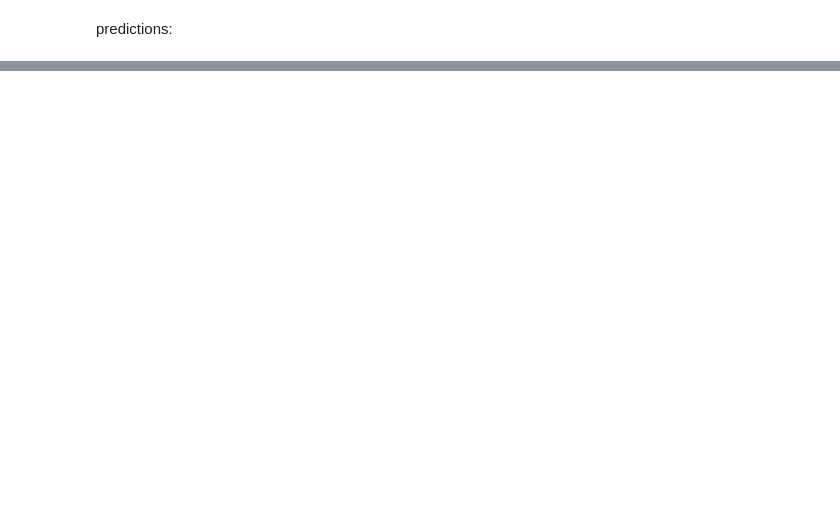
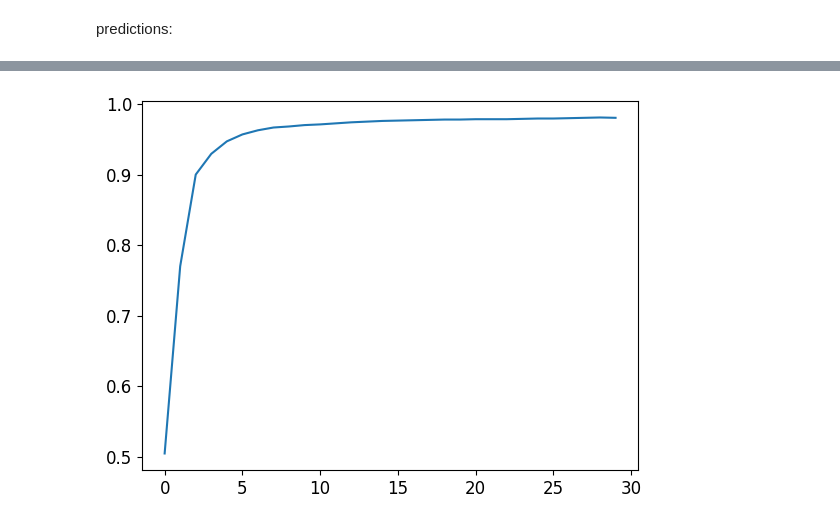
Before and after one commit to danisshai/fastai-tests, a Jupyter notebook: notebooks/mnist_basics.ipynb, the cells around one changed output, grey strips where cells are left out. Drawn from its saved outputs; the diff is of its cells as text; code cells hidden in the pictures; blank space fills up the shorter version.

```diff
--- a/notebooks/mnist_basics.ipynb
+++ b/notebooks/mnist_basics.ipynb
@@ -314,0 +595,2 @@ for i in range(1000): apply_step2(params2)
+# %%
+dls = DataLoaders(dl, valid_dl)
@@ -314,0 +631,6 @@ for i in range(1000): apply_step2(params2)
+# %%
+simple_net = nn.Sequential(
+    nn.Linear(28*28,30),
+    nn.ReLU(),
+    nn.Linear(30,1)
+)
@@ -314,0 +645,5 @@ for i in range(1000): apply_step2(params2)
+# %%
+learn = Learner(dls, simple_net, opt_func=SGD,
+                loss_func=mnist_loss, metrics=batch_accuracy)
+# %%
+learn.fit(n_epoch=30, lr=0.3)
@@ -314,0 +668,4 @@ for i in range(1000): apply_step2(params2)
+# %%
+plt.plot(L(learn.recorder.values).itemgot(2));
+# %% [output]
+[figure, added]
```
Also changed, not shown: parts of 85 cells of this notebook.
